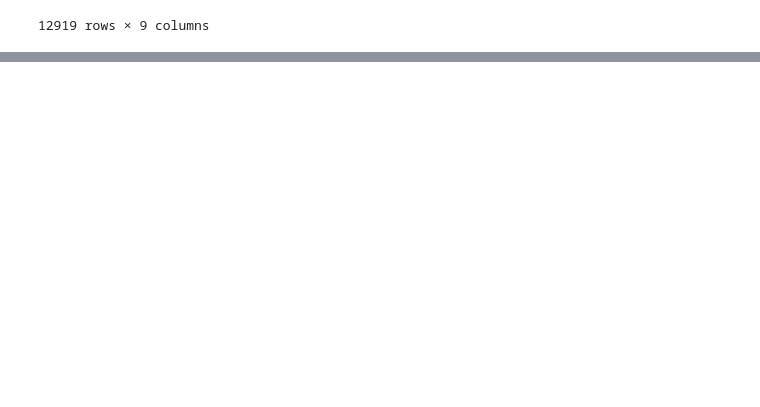
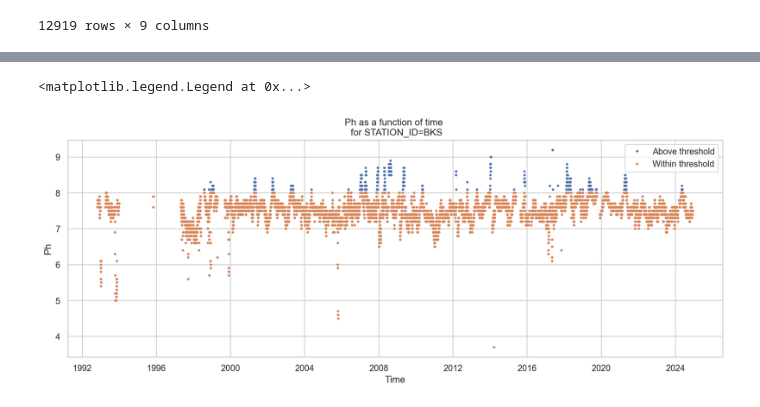
Before and after one commit to DWR-QA-Program/caldata-dsa-outlier-tool, a Jupyter notebook: dwr/dwr.ipynb, the cells around one changed output, grey strips where cells are left out. Drawn from its saved outputs; the diff is of its cells as text; code cells hidden in the pictures; blank space fills up the shorter version.

```diff
--- a/dwr/dwr.ipynb
+++ b/dwr/dwr.ipynb
@@ -71,0 +77,2 @@ df_bks
+# %%
+df['TIME']=pd.to_datetime(df['DATE TIME'], format='%Y%m%d %H%M%S').reset_index(drop=True)
@@ -71,0 +81,2 @@ df_bks
+# %%
+df.VALUE = pd.to_numeric(df.VALUE)
@@ -71,0 +89,4 @@ df_bks
+# %%
+out = error_detect.threshold(df.VALUE, bounds=[0,8], copy=True)
+# %%
+df['threshold'] = out
@@ -71,0 +109,12 @@ df_bks
+# %%
+sns.set_theme(style="whitegrid")
+fig, ax = plt.subplots(figsize=(15,5))
+plt.plot(df.TIME, df.VALUE, marker='o', markersize=2, linestyle='None', label='Above threshold')
+plt.plot(df.TIME, df.threshold, marker='o', markersize=2, linestyle='None', label='Within threshold')
+ax.set_xlabel('Time')
+ax.set_ylabel('Ph')
+ax.set_title('Ph as a function of time \n for STATION_ID=BKS')
+ax.legend()
+# %% [output]
+<matplotlib.legend.Legend at 0x...>
+[figure, added]
```
Also changed, not shown: parts of 11 cells of this notebook, 2 other files.
